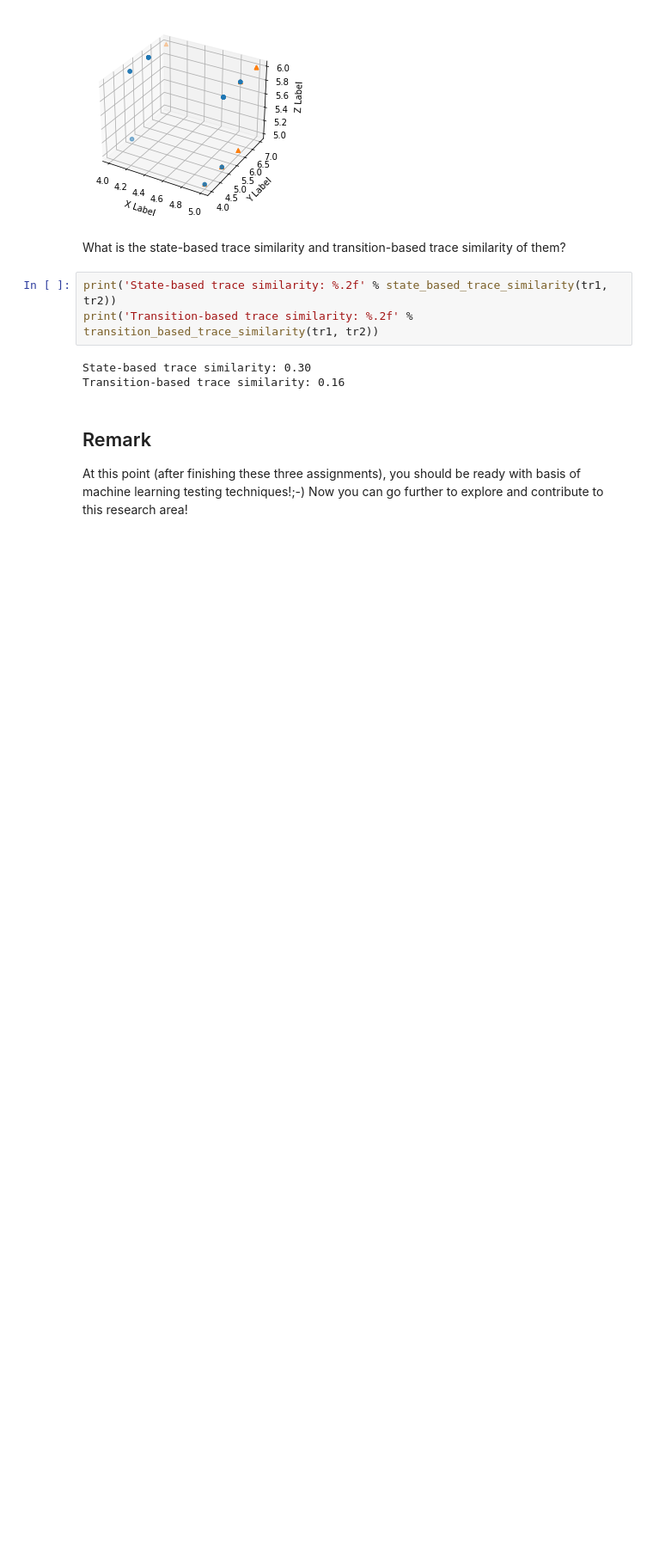
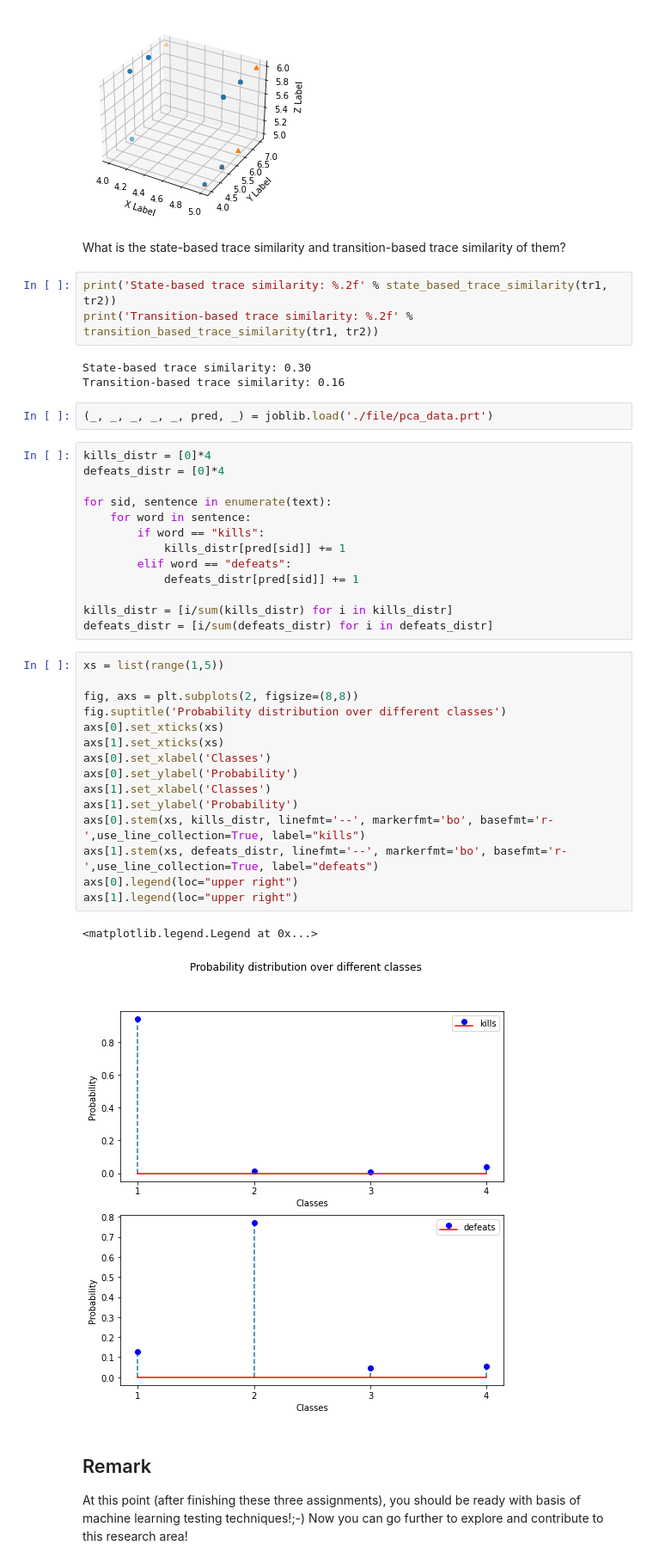
Before and after one commit to Sohrabbeig/MLSE, a Jupyter notebook: Assignment3/HW3.ipynb, the cells around one changed output. Shown: that part at 86% size. Cells and saved outputs as stored; diff of their text form; blank space fills up the shorter version.

Commit message:
visualize words dists

```diff
--- a/Assignment3/HW3.ipynb
+++ b/Assignment3/HW3.ipynb
@@ -549,6 +524,39 @@ print('Transition-based trace similarity: %.2f' % transition_based_trace_similar
 # %% [output]
 State-based trace similarity: 0.30
 Transition-based trace similarity: 0.16
+# %%
+(_, _, _, _, _, pred, _) = joblib.load('./file/pca_data.prt')
+# %%
+kills_distr = [0]*4
+defeats_distr = [0]*4
+
+for sid, sentence in enumerate(text):
+    for word in sentence:
+        if word == "kills":
+            kills_distr[pred[sid]] += 1
+        elif word == "defeats":
+            defeats_distr[pred[sid]] += 1
+
+kills_distr = [i/sum(kills_distr) for i in kills_distr]
+defeats_distr = [i/sum(defeats_distr) for i in defeats_distr]
+# %%
+xs = list(range(1,5))
+
+fig, axs = plt.subplots(2, figsize=(8,8))
+fig.suptitle('Probability distribution over different classes')
+axs[0].set_xticks(xs)
+axs[1].set_xticks(xs)
+axs[0].set_xlabel('Classes')
+axs[0].set_ylabel('Probability')
+axs[1].set_xlabel('Classes')
+axs[1].set_ylabel('Probability')
+axs[0].stem(xs, kills_distr, linefmt='--', markerfmt='bo', basefmt='r-',use_line_collection=True, label="kills")
+axs[1].stem(xs, defeats_distr, linefmt='--', markerfmt='bo', basefmt='r-',use_line_collection=True, label="defeats")
+axs[0].legend(loc="upper right")
+axs[1].legend(loc="upper right")
+# %% [output]
+<matplotlib.legend.Legend at 0x...>
+[figure, added]
 # %% [markdown]
 ## Remark
 
```
Also changed, not shown: parts of 4 cells of this notebook.
